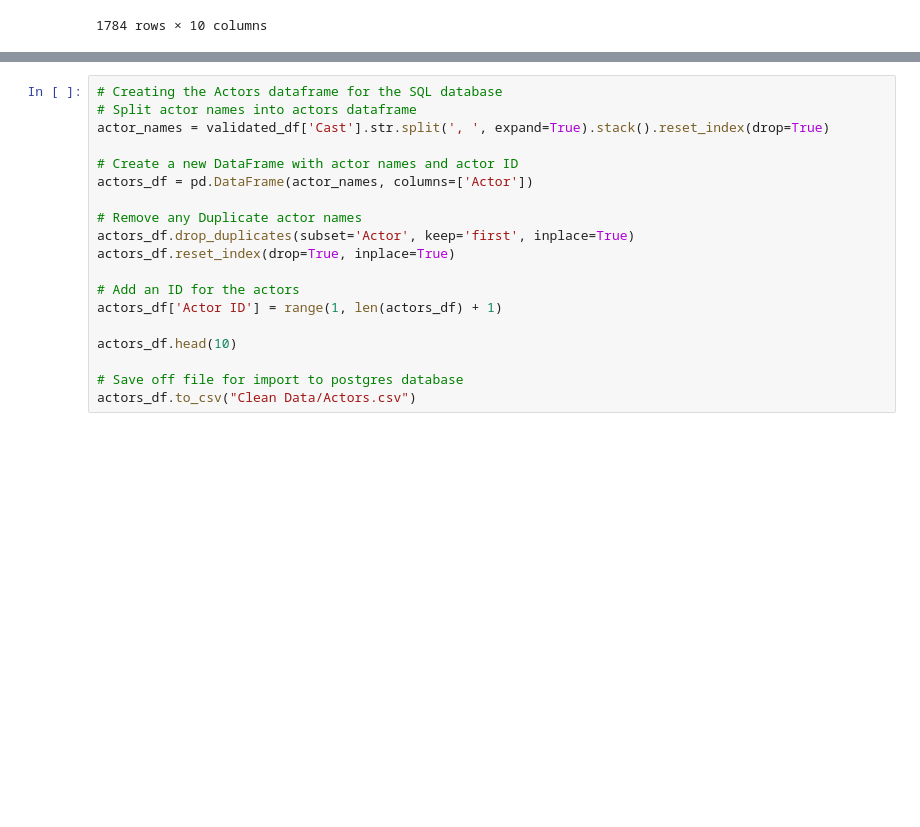
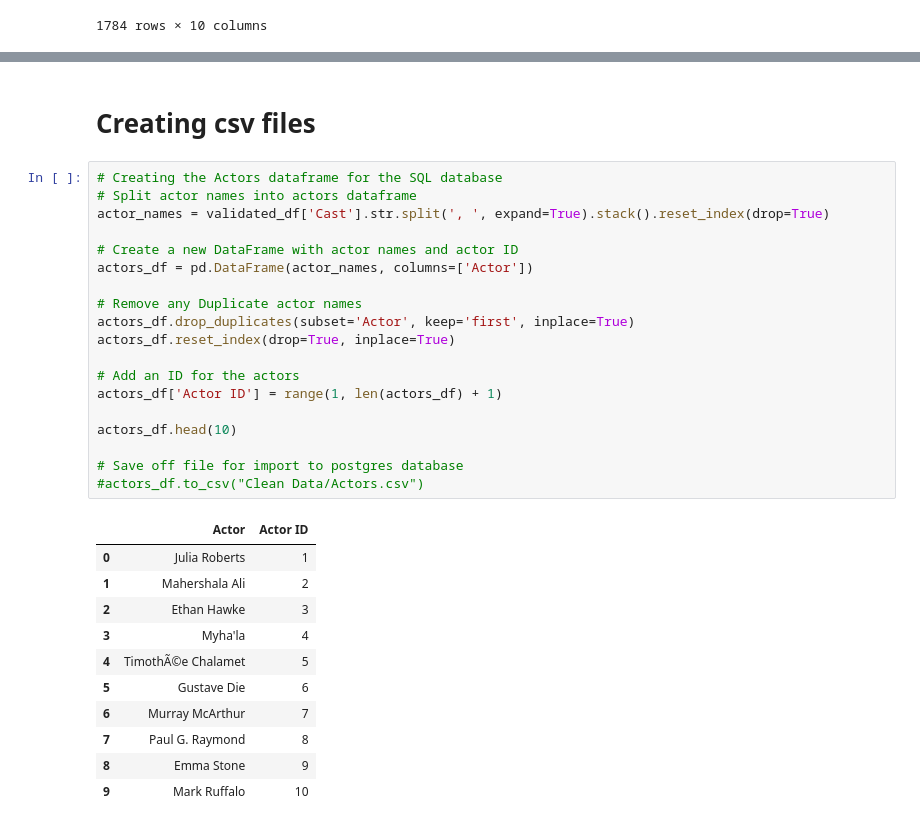
Before and after one commit to IrynaVitkovych/Project-3, a Jupyter notebook: Data Cleaning and Manipulation IMDB Data.ipynb, the cells around one changed output, grey strips where cells are left out. Saved outputs shown, nothing was run; the diff lists cells and outputs as text; blank space fills up the shorter version.

```diff
--- a/Data Cleaning and Manipulation IMDB Data.ipynb
+++ b/Data Cleaning and Manipulation IMDB Data.ipynb
@@ -167,19 +185,33 @@ schema.validate(validated_df)
+# %% [markdown]
+# Creating csv files
 # %%
 # Creating the Actors dataframe for the SQL database
 # Split actor names into actors dataframe
 actor_names = validated_df['Cast'].str.split(', ', expand=True).stack().reset_index(drop=True)
 
 # Create a new DataFrame with actor names and actor ID
 actors_df = pd.DataFrame(actor_names, columns=['Actor'])
 
 # Remove any Duplicate actor names
 actors_df.drop_duplicates(subset='Actor', keep='first', inplace=True)
 actors_df.reset_index(drop=True, inplace=True)
 
 # Add an ID for the actors
 actors_df['Actor ID'] = range(1, len(actors_df) + 1)
 
 actors_df.head(10)
 
 # Save off file for import to postgres database
-actors_df.to_csv("Clean Data/Actors.csv")
+#actors_df.to_csv("Clean Data/Actors.csv")
+# %% [output]
+|  | Actor | Actor ID |
+| 0 | Julia Roberts | 1 |
+| 1 | Mahershala Ali | 2 |
+| 2 | Ethan Hawke | 3 |
+| 3 | Myha'la | 4 |
+| 4 | TimothÃ©e Chalamet | 5 |
+| 5 | Gustave Die | 6 |
+| 6 | Murray McArthur | 7 |
+| 7 | Paul G. Raymond | 8 |
+| 8 | Emma Stone | 9 |
+| 9 | Mark Ruffalo | 10 |
```
Also changed, not shown: parts of 12 cells of this notebook, 3 other files.
